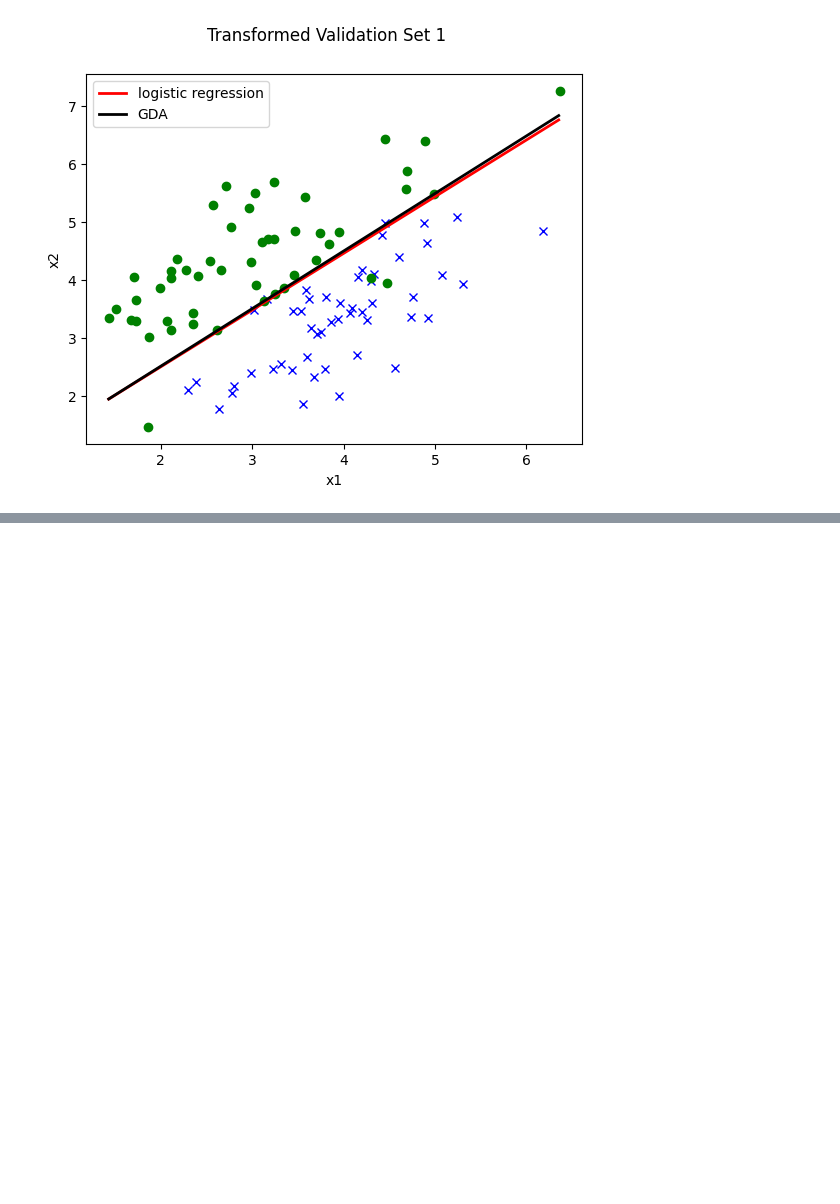
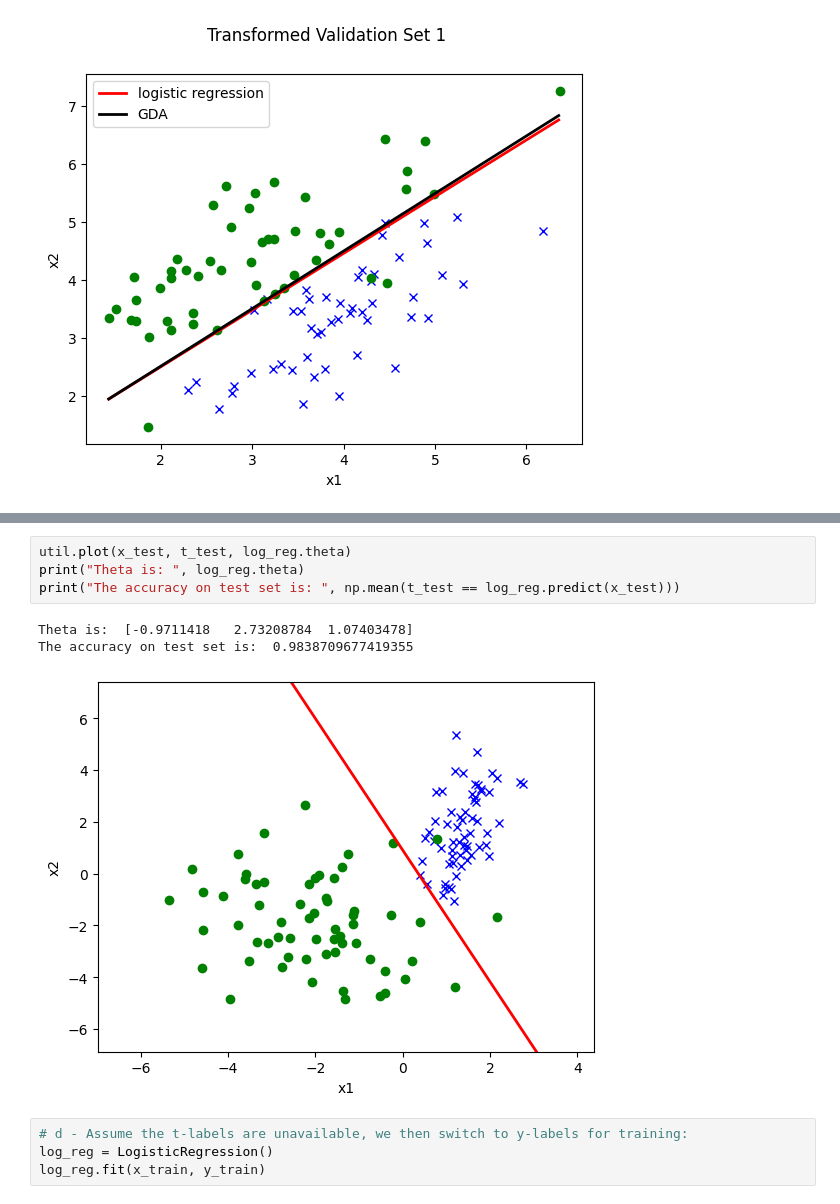
Before and after one commit to mateuszcedro/cs229-2018-autumn, a Jupyter notebook: problem_sets/PS1/mine_ps1/mine_ps1.ipynb, the cells around one changed output, grey strips where cells are left out. Cells and saved outputs as stored; diff of their text form; blank space fills up the shorter version.

```diff
--- a/problem_sets/PS1/mine_ps1/mine_ps1.ipynb
+++ b/problem_sets/PS1/mine_ps1/mine_ps1.ipynb
@@ -300,0 +421,12 @@ plot(transformed_x_valid, y_valid, theta_1=log_reg.theta, legend_1='logistic reg
+# %%
+util.plot(x_test, t_test, log_reg.theta)
+print("Theta is: ", log_reg.theta)
+print("The accuracy on test set is: ", np.mean(t_test == log_reg.predict(x_test)))
+# %% [output]
+Theta is:  [-0.9711418   2.73208784  1.07403478]
+The accuracy on test set is:  0.9838709677419355
+[figure, added]
+# %%
+# d - Assume the t-labels are unavailable, we then switch to y-labels for training:
+log_reg = LogisticRegression()
+log_reg.fit(x_train, y_train)
```
Also changed, not shown: parts of 11 cells of this notebook.
